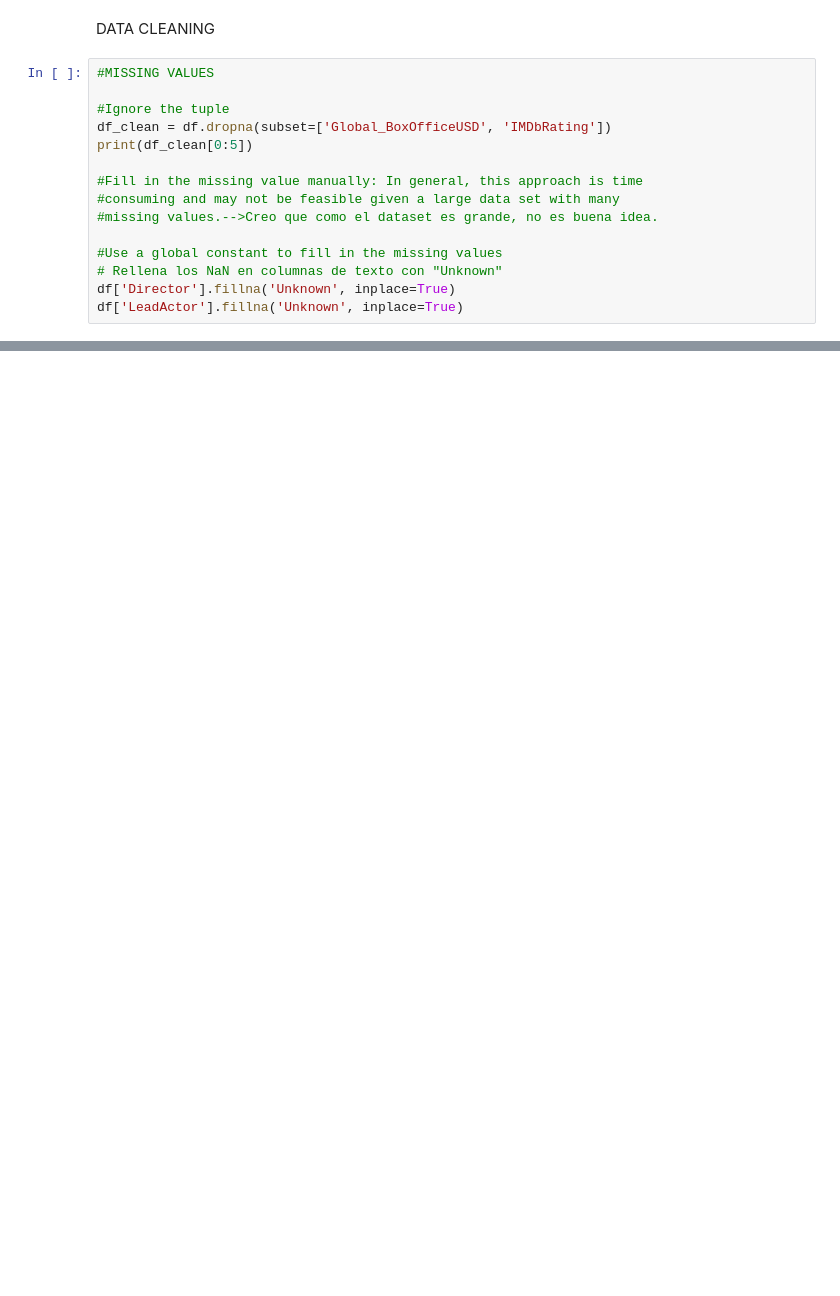
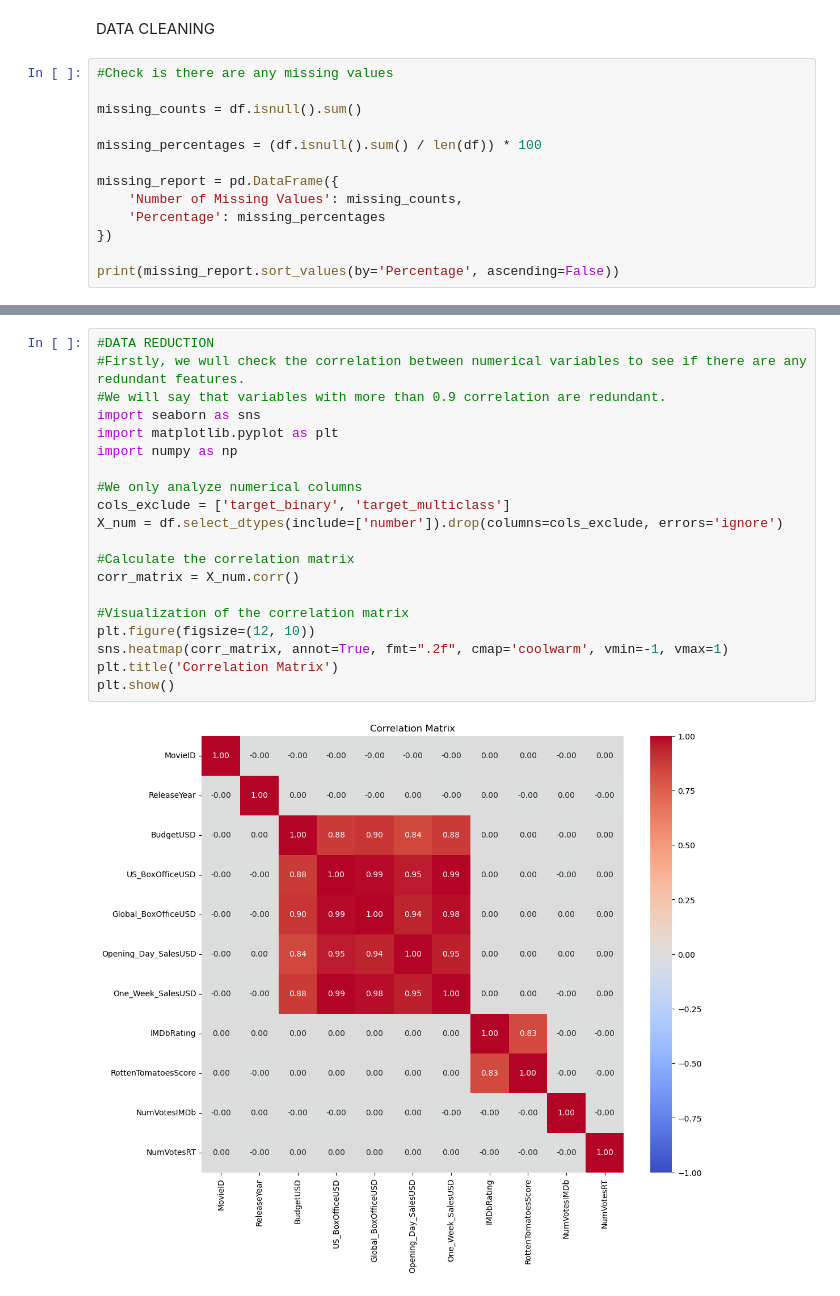
Before and after one commit to AlvarodelaHerran/ML_Movies_Proyect, a Jupyter notebook: data_cleaning.ipynb, the cells around one changed output, grey strips where cells are left out. Saved outputs shown, nothing was run; the diff lists cells and outputs as text; blank space fills up the shorter version.

Commit message:
DataCleaning hecho

```diff
--- a/data_cleaning.ipynb
+++ b/data_cleaning.ipynb
@@ -55,18 +55,16 @@ except Exception as e:
 # %% [markdown]
 DATA CLEANING
 # %%
-#MISSING VALUES
+#Check is there are any missing values
 
-#Ignore the tuple
-df_clean = df.dropna(subset=['Global_BoxOfficeUSD', 'IMDbRating'])
-print(df_clean[0:5])
+missing_counts = df.isnull().sum()
 
-#Fill in the missing value manually: In general, this approach is time
-#consuming and may not be feasible given a large data set with many
-#missing values.-->Creo que como el dataset es grande, no es buena idea.
+missing_percentages = (df.isnull().sum() / len(df)) * 100
 
-#Use a global constant to fill in the missing values
-# Rellena los NaN en columnas de texto con "Unknown"
-df['Director'].fillna('Unknown', inplace=True)
-df['LeadActor'].fillna('Unknown', inplace=True)
+missing_report = pd.DataFrame({
+    'Number of Missing Values': missing_counts,
+    'Percentage': missing_percentages
+})
+
+print(missing_report.sort_values(by='Percentage', ascending=False))
 # %% [output]
@@ -101,0 +113,22 @@ For example, when doing 'df[col].method(value, inplace=True)', try using 'df.met
+# %%
+#DATA REDUCTION
+#Firstly, we wull check the correlation between numerical variables to see if there are any redundant features.
+#We will say that variables with more than 0.9 correlation are redundant.
+import seaborn as sns
+import matplotlib.pyplot as plt
+import numpy as np
+
+#We only analyze numerical columns
+cols_exclude = ['target_binary', 'target_multiclass']
+X_num = df.select_dtypes(include=['number']).drop(columns=cols_exclude, errors='ignore')
+
+#Calculate the correlation matrix
+corr_matrix = X_num.corr()
+
+#Visualization of the correlation matrix
+plt.figure(figsize=(12, 10))
+sns.heatmap(corr_matrix, annot=True, fmt=".2f", cmap='coolwarm', vmin=-1, vmax=1)
+plt.title('Correlation Matrix')
+plt.show()
+# %% [output]
+[figure, added]
```
Also changed, not shown: parts of 8 cells of this notebook.
